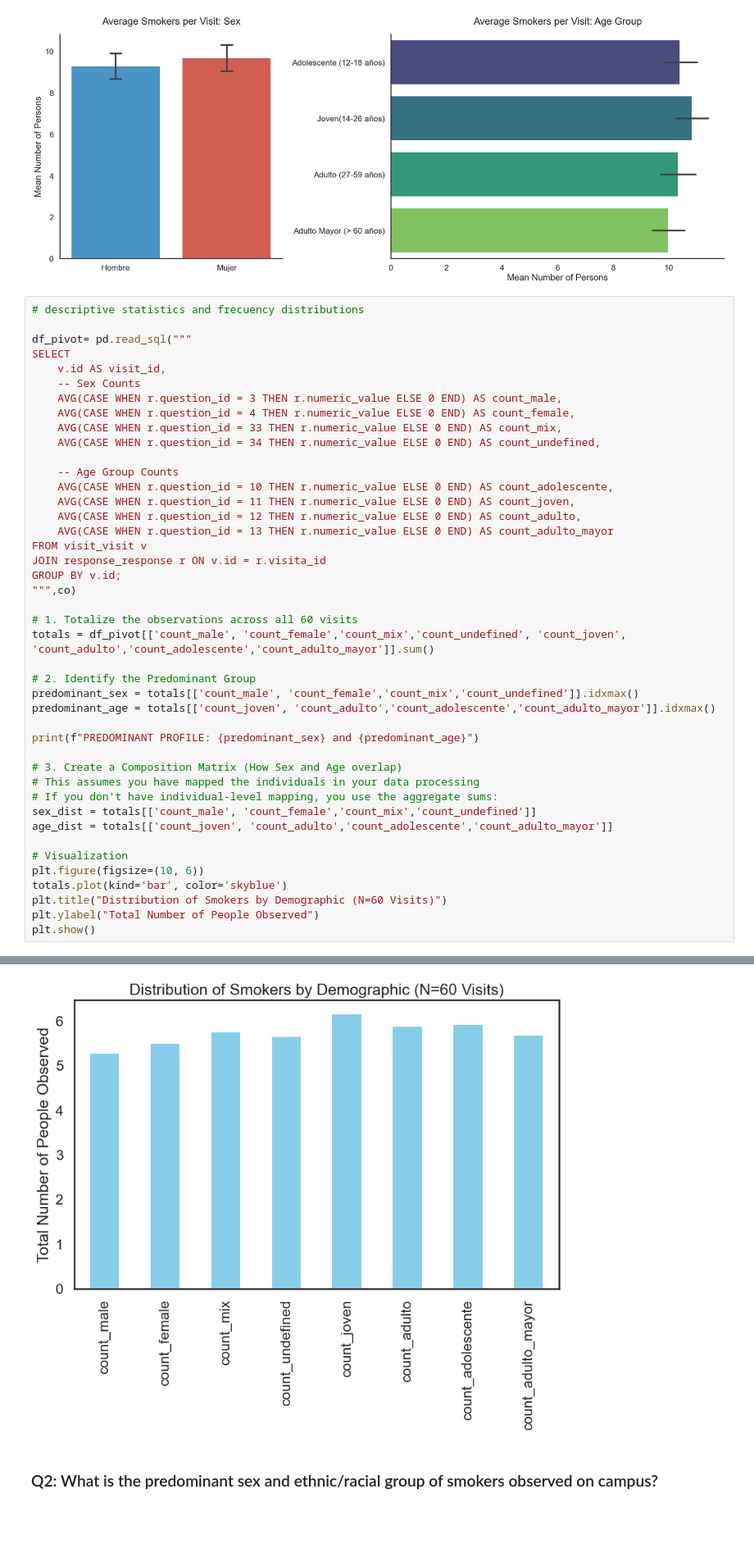
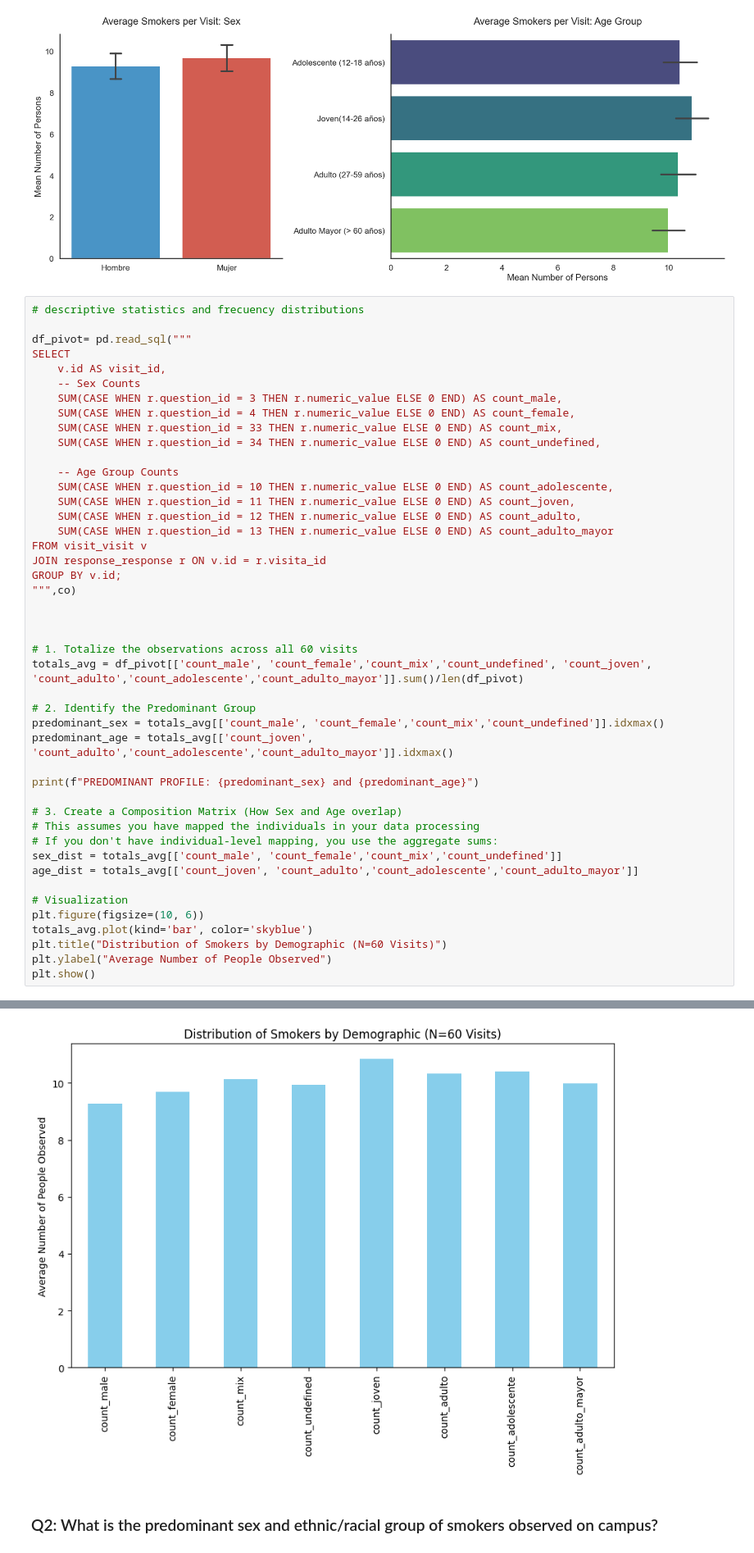
Before and after one commit to andresmg42/Analysis-POCUC-proyect, a Jupyter notebook: notebooks/analisis.ipynb, the cells around one changed output, grey strips where cells are left out. Shown at 82% size. Saved outputs shown, nothing was run; the diff lists cells and outputs as text; blank space fills up the shorter version.

Commit message:
fix questions up to Q9 changing sum by avg

```diff
--- a/notebooks/analisis.ipynb
+++ b/notebooks/analisis.ipynb
@@ -165,49 +165,51 @@ Passing `palette` without assigning `hue` is deprecated and will be removed in v
 # %%
 # descriptive statistics and frecuency distributions
 
 df_pivot= pd.read_sql("""
 SELECT
     v.id AS visit_id,
     -- Sex Counts
-    AVG(CASE WHEN r.question_id = 3 THEN r.numeric_value ELSE 0 END) AS count_male,
-    AVG(CASE WHEN r.question_id = 4 THEN r.numeric_value ELSE 0 END) AS count_female,
-    AVG(CASE WHEN r.question_id = 33 THEN r.numeric_value ELSE 0 END) AS count_mix,
-    AVG(CASE WHEN r.question_id = 34 THEN r.numeric_value ELSE 0 END) AS count_undefined,
+    SUM(CASE WHEN r.question_id = 3 THEN r.numeric_value ELSE 0 END) AS count_male,
+    SUM(CASE WHEN r.question_id = 4 THEN r.numeric_value ELSE 0 END) AS count_female,
+    SUM(CASE WHEN r.question_id = 33 THEN r.numeric_value ELSE 0 END) AS count_mix,
+    SUM(CASE WHEN r.question_id = 34 THEN r.numeric_value ELSE 0 END) AS count_undefined,
 
     -- Age Group Counts
-    AVG(CASE WHEN r.question_id = 10 THEN r.numeric_value ELSE 0 END) AS count_adolescente,
-    AVG(CASE WHEN r.question_id = 11 THEN r.numeric_value ELSE 0 END) AS count_joven,
-    AVG(CASE WHEN r.question_id = 12 THEN r.numeric_value ELSE 0 END) AS count_adulto,
-    AVG(CASE WHEN r.question_id = 13 THEN r.numeric_value ELSE 0 END) AS count_adulto_mayor
+    SUM(CASE WHEN r.question_id = 10 THEN r.numeric_value ELSE 0 END) AS count_adolescente,
+    SUM(CASE WHEN r.question_id = 11 THEN r.numeric_value ELSE 0 END) AS count_joven,
+    SUM(CASE WHEN r.question_id = 12 THEN r.numeric_value ELSE 0 END) AS count_adulto,
+    SUM(CASE WHEN r.question_id = 13 THEN r.numeric_value ELSE 0 END) AS count_adulto_mayor
 FROM visit_visit v
 JOIN response_response r ON v.id = r.visita_id
 GROUP BY v.id;
 """,co)
 
+
+
 # 1. Totalize the observations across all 60 visits
-totals = df_pivot[['count_male', 'count_female','count_mix','count_undefined', 'count_joven', 'count_adulto','count_adolescente','count_adulto_mayor']].sum()
+totals_avg = df_pivot[['count_male', 'count_female','count_mix','count_undefined', 'count_joven', 'count_adulto','count_adolescente','count_adulto_mayor']].sum()/len(df_pivot)
 
 # 2. Identify the Predominant Group
-predominant_sex = totals[['count_male', 'count_female','count_mix','count_undefined']].idxmax()
-predominant_age = totals[['count_joven', 'count_adulto','count_adolescente','count_adulto_mayor']].idxmax()
+predominant_sex = totals_avg[['count_male', 'count_female','count_mix','count_undefined']].idxmax()
+predominant_age = totals_avg[['count_joven', 'count_adulto','count_adolescente','count_adulto_mayor']].idxmax()
 
 print(f"PREDOMINANT PROFILE: {predominant_sex} and {predominant_age}")
 
 # 3. Create a Composition Matrix (How Sex and Age overlap)
 # This assumes you have mapped the individuals in your data processing
 # If you don't have individual-level mapping, you use the aggregate sums:
-sex_dist = totals[['count_male', 'count_female','count_mix','count_undefined']]
-age_dist = totals[['count_joven', 'count_adulto','count_adolescente','count_adulto_mayor']]
+sex_dist = totals_avg[['count_male', 'count_female','count_mix','count_undefined']]
+age_dist = totals_avg[['count_joven', 'count_adulto','count_adolescente','count_adulto_mayor']]
 
 # Visualization
 plt.figure(figsize=(10, 6))
-totals.plot(kind='bar', color='skyblue')
+totals_avg.plot(kind='bar', color='skyblue')
 plt.title("Distribution of Smokers by Demographic (N=60 Visits)")
-plt.ylabel("Total Number of People Observed")
+plt.ylabel("Average Number of People Observed")
 plt.show()
 # %% [output]
 PREDOMINANT PROFILE: count_mix and count_joven
-[figure, old version]
+[figure, new version]
 # %% [markdown]
 ### Q2: What is the predominant  sex and ethnic/racial group  of smokers observed on campus?
 # %%
```
Also changed, not shown: parts of 13 cells of this notebook, 1 other file.
